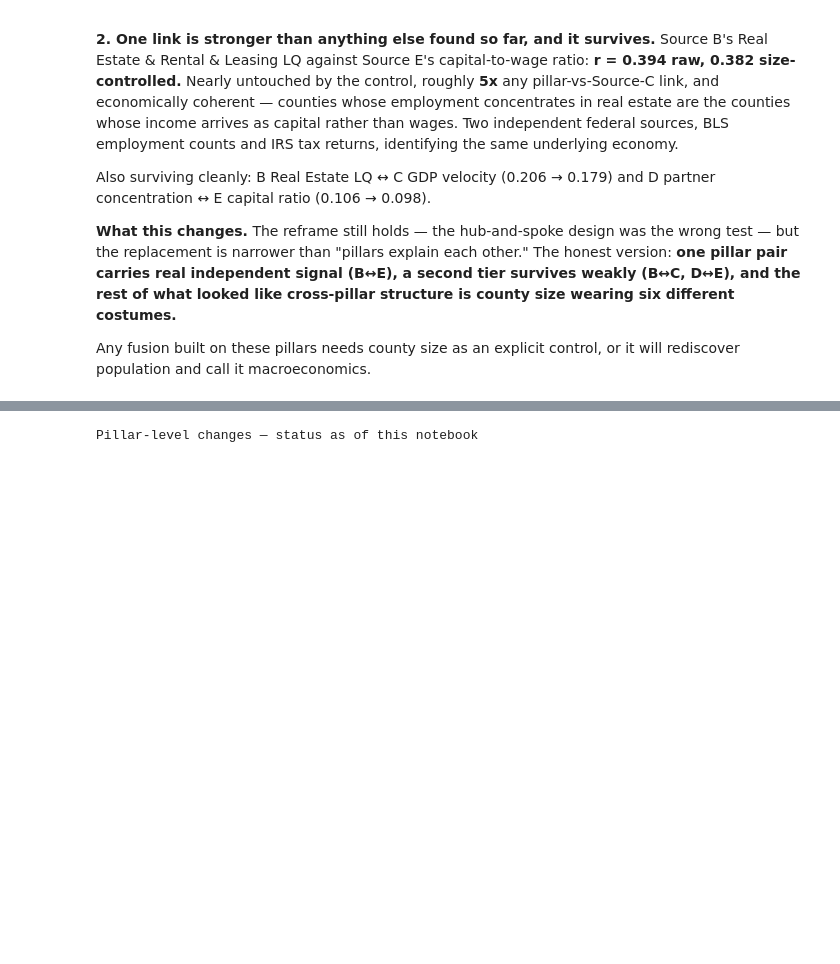
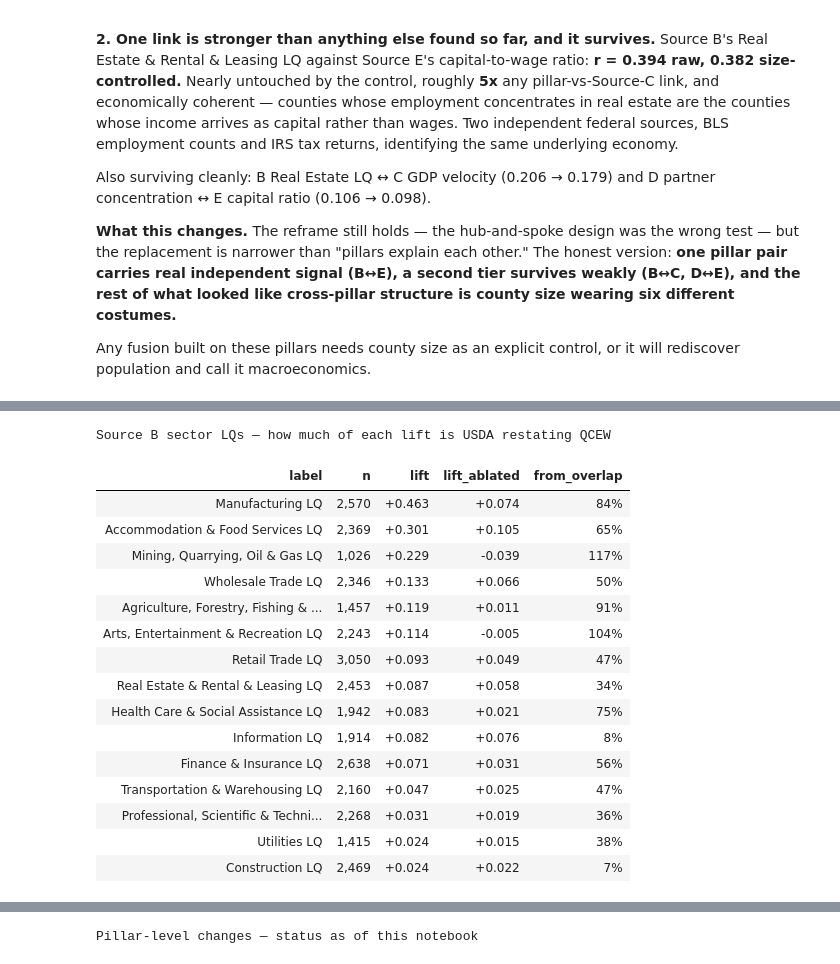
Before and after one commit to Max-Garcia-06/macro_embeddings, a Jupyter notebook: analysis-output/E_macro_key_findings.ipynb, the cells around one changed output, grey strips where cells are left out. Cells and saved outputs as stored; diff of their text form; code cells hidden in the pictures; blank space fills up the shorter version.

```diff
--- a/analysis-output/E_macro_key_findings.ipynb
+++ b/analysis-output/E_macro_key_findings.ipynb
@@ -717,0 +806,37 @@ it will rediscover population and call it macroeconomics.
+# %%
+sectors = (signal[signal["pillar"] == "B"]
+           .assign(from_overlap=lambda d: 1 - d["lift_ablated"] / d["lift"])
+           .query("lift > 0.02")
+           .sort_values("lift", ascending=False)
+           [["label", "n", "lift", "lift_ablated", "from_overlap"]])
+
+(sectors.style
+    .hide(axis="index")
+    .format({"lift": "{:+.3f}", "lift_ablated": "{:+.3f}",
+             "from_overlap": "{:.0%}", "n": "{:,}"})
+    .set_properties(**{"text-align": "left", "font-size": "13px", "padding": "9px"})
+    .background_gradient(subset=["from_overlap"], cmap="Oranges", vmin=0, vmax=1.2)
+    .set_table_styles([
+        {"selector": "th", "props": [("text-align", "left"), ("font-size", "13px"),
+                                     ("background-color", "#1f2a37"), ("color", "white"),
+                                     ("padding", "9px")]},
+    ])
+    .set_caption("Source B sector LQs — how much of each lift is USDA restating QCEW"))
+# %% [output]
+Source B sector LQs — how much of each lift is USDA restating QCEW
+| label | n | lift | lift_ablated | from_overlap |
+| Manufacturing LQ | 2,570 | +0.463 | +0.074 | 84% |
+| Accommodation & Food Services LQ | 2,369 | +0.301 | +0.105 | 65% |
+| Mining, Quarrying, Oil & Gas LQ | 1,026 | +0.229 | -0.039 | 117% |
+| Wholesale Trade LQ | 2,346 | +0.133 | +0.066 | 50% |
+| Agriculture, Forestry, Fishing & ... | 1,457 | +0.119 | +0.011 | 91% |
+| Arts, Entertainment & Recreation LQ | 2,243 | +0.114 | -0.005 | 104% |
+| Retail Trade LQ | 3,050 | +0.093 | +0.049 | 47% |
+| Real Estate & Rental & Leasing LQ | 2,453 | +0.087 | +0.058 | 34% |
+| Health Care & Social Assistance LQ | 1,942 | +0.083 | +0.021 | 75% |
+| Information LQ | 1,914 | +0.082 | +0.076 | 8% |
+| Finance & Insurance LQ | 2,638 | +0.071 | +0.031 | 56% |
+| Transportation & Warehousing LQ | 2,160 | +0.047 | +0.025 | 47% |
+| Professional, Scientific & Techni... | 2,268 | +0.031 | +0.019 | 36% |
+| Utilities LQ | 1,415 | +0.024 | +0.015 | 38% |
+| Construction LQ | 2,469 | +0.024 | +0.022 | 7% |
```
Also changed, not shown: parts of 17 cells of this notebook.
